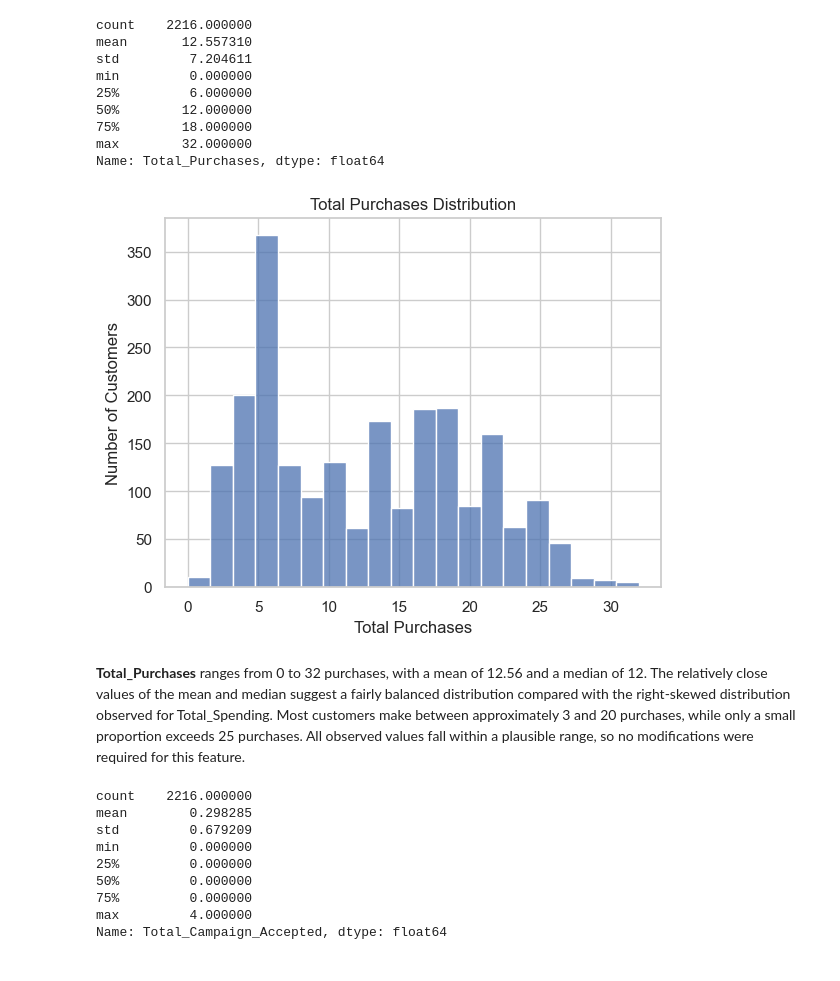
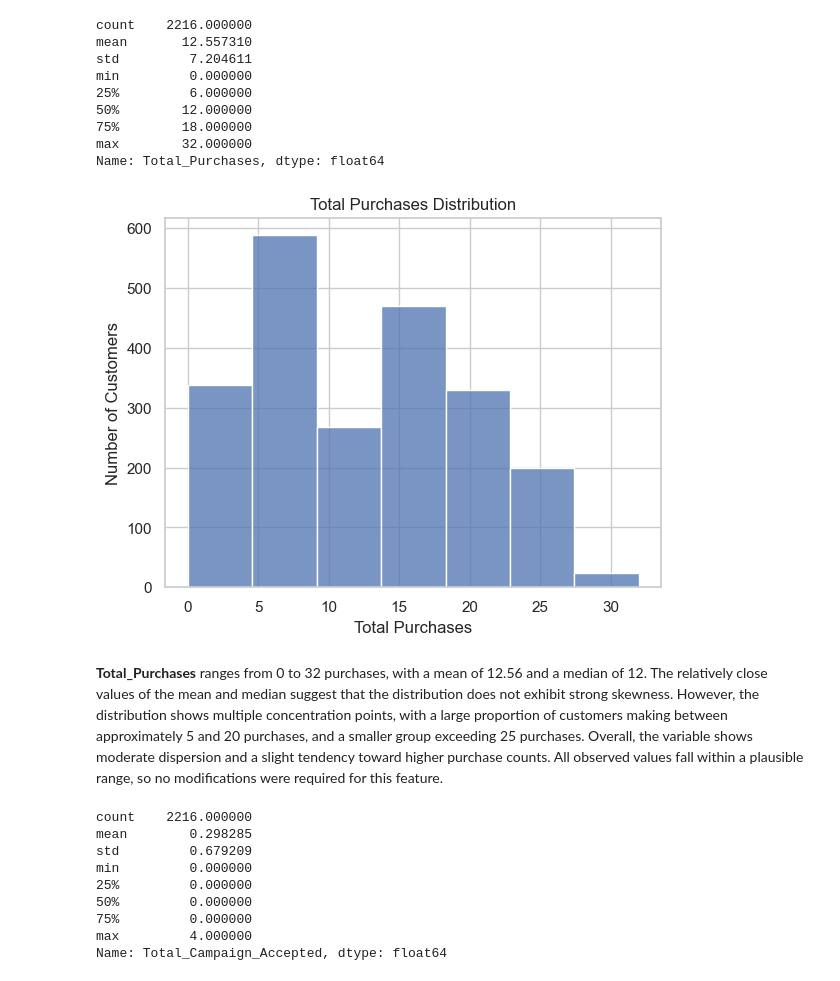
Before and after one commit to fridacarbajalordonez/customer-segmentation-kmeans, a Jupyter notebook: notebooks/customer_segmentation.ipynb, the cells around one changed output. Saved outputs shown, nothing was run; the diff lists cells and outputs as text; code cells hidden in the pictures.

Commit message:
Data lading

```diff
--- a/notebooks/customer_segmentation.ipynb
+++ b/notebooks/customer_segmentation.ipynb
@@ -910,15 +910,15 @@ min         0.000000
 max        32.000000
 Name: Total_Purchases, dtype: float64
 # %%
-sns.histplot(data=df_clean, x="Total_Purchases", bins=20)
+sns.histplot(data=df_clean, x="Total_Purchases", bins=7)
 plt.xlabel("Total Purchases")
 plt.ylabel("Number of Customers")
 plt.title("Total Purchases Distribution")
 plt.show()
 # %% [output]
-[figure, old version]
+[figure, new version]
 # %% [markdown]
-**Total_Purchases** ranges from 0 to 32 purchases, with a mean of 12.56 and a median of 12. The relatively close values of the mean and median suggest a fairly balanced distribution compared with the right-skewed distribution observed for Total_Spending. Most customers make between approximately 3 and 20 purchases, while only a small proportion exceeds 25 purchases. All observed values fall within a plausible range, so no modifications were required for this feature.
+**Total_Purchases** ranges from 0 to 32 purchases, with a mean of 12.56 and a median of 12. The relatively close values of the mean and median suggest that the distribution does not exhibit strong skewness. However, the distribution shows multiple concentration points, with a large proportion of customers making between approximately 5 and 20 purchases, and a smaller group exceeding 25 purchases. Overall, the variable shows moderate dispersion and a slight tendency toward higher purchase counts. All observed values fall within a plausible range, so no modifications were required for this feature.
 # %%
 campaign_history_cols = ["AcceptedCmp1", "AcceptedCmp2", "AcceptedCmp3",
     "AcceptedCmp4", "AcceptedCmp5"]
```
Also changed, not shown: parts of 5 cells of this notebook.
